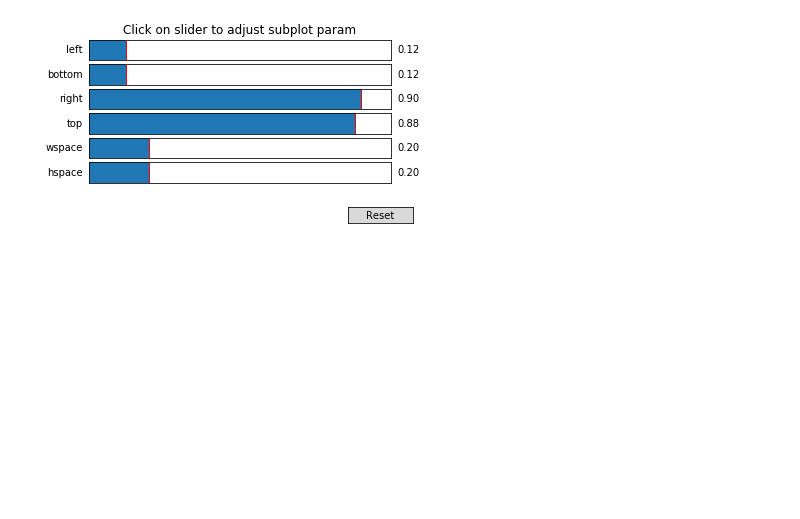
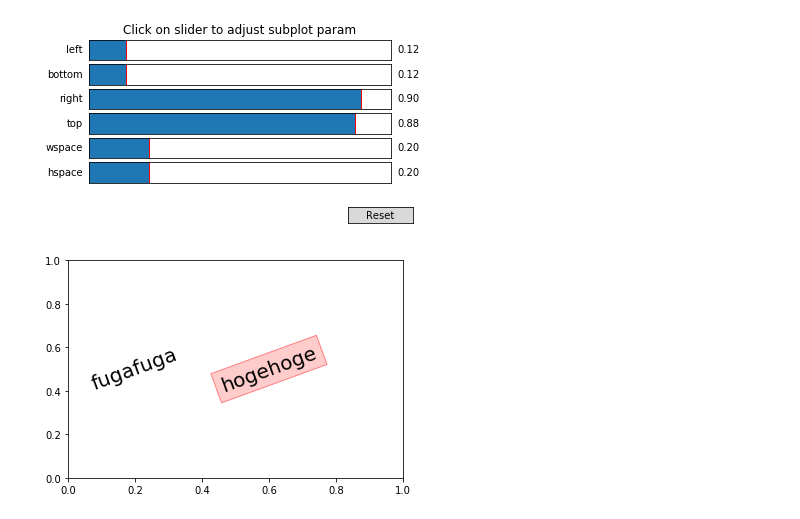
Before and after one commit to soudegesu/pyplot-test, a Jupyter notebook: samples/additional_information.ipynb, the cells around one changed output. Drawn from its saved outputs; the diff is of its cells as text; code cells hidden in the pictures; blank space fills up the shorter version.

```diff
--- a/samples/additional_information.ipynb
+++ b/samples/additional_information.ipynb
@@ -229,3 +229,21 @@ plt.show()
 # %% [output]
 [figure]
 [figure]
+# %%
+from matplotlib import pyplot as plt
+
+plt.text(0.6, 0.5, "hogehoge", size=20, rotation=20.,
+         ha="center", va="center",
+         bbox=dict(boxstyle="square",
+                   ec=(1., 0.5, 0.5),
+                   fc=(1., 0.8, 0.8),
+                   )
+         )
+
+plt.text(0.2, 0.5, "fugafuga", size=20, rotation=20.,
+         ha="center", va="center"
+         )
+
+plt.show()
+# %% [output]
+[figure, added]
```
Also changed, not shown: parts of 2 cells of this notebook, 1 other file.
